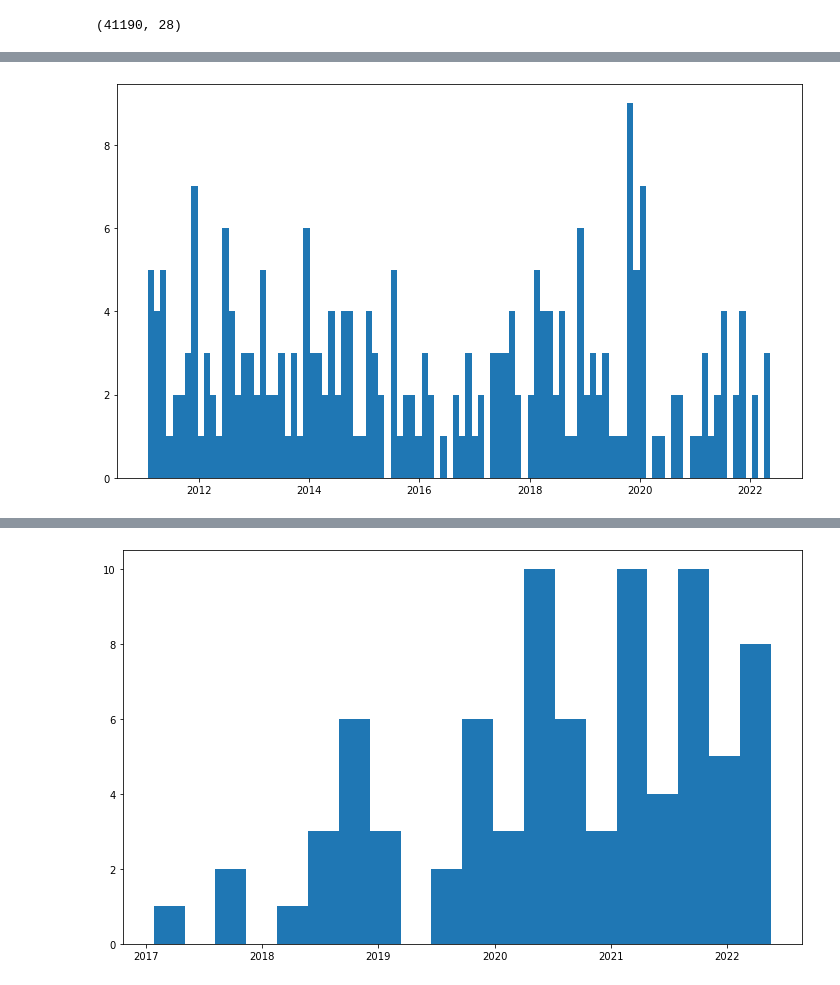
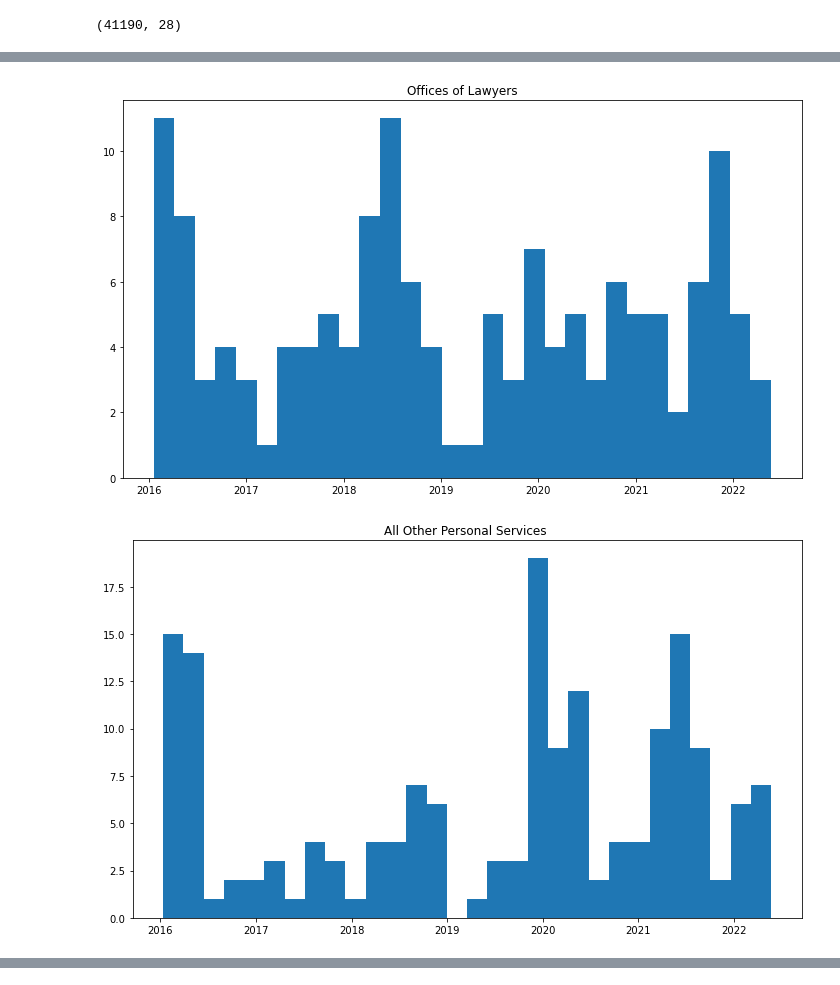
Before and after one commit to edwinhung/Business_Listing_Bellevue, a Jupyter notebook: Business_EDA.ipynb, the cells around one changed output, grey strips where cells are left out. Cells and saved outputs as stored; diff of their text form; code cells hidden in the pictures.

```diff
--- a/Business_EDA.ipynb
+++ b/Business_EDA.ipynb
@@ -158,0 +170,4 @@ post_covid.difference(pre_covid)
+# %%
+post = set(business[business['IssueDate']>="2020-03-23"]['Industry'].value_counts()[:10].index)
+# %%
+pre = set(business[(business['IssueDate']<"2020-03-23") & (business['IssueDate']>"2018-01-01")]['Industry'].value_counts()[:10].index)
@@ -158,0 +186,8 @@ post_covid.difference(pre_covid)
+# %%
+for industry in pre.difference(post):
+    plt.figure(figsize=(10,6))
+    restaurants = business.query('Year >= 2016 and Industry == @industry')
+    plt.hist(x=restaurants['IssueDate'],bins=30)
+    plt.title(industry)
+    plt.tight_layout()
+plt.show()
@@ -159,8 +198,11 @@ post_covid.difference(pre_covid)
 # %%
-plt.figure(figsize=(10,6))
-restaurants = business.query('Year > 2010 and Industry == "Full-Service Restaurants "')
-plt.hist(x=restaurants['IssueDate'],bins=100)
-plt.tight_layout()
+for industry in post.difference(pre):
+    plt.figure(figsize=(10,6))
+    restaurants = business.query('Year >= 2016 and Industry == @industry')
+    plt.hist(x=restaurants['IssueDate'],bins=30)
+    plt.title(industry)
+    plt.tight_layout()
 plt.show()
 # %% [output]
-[figure, old version]
+[figure, new version]
+[figure, added]
@@ -167,12 +210,3 @@ plt.show()
-# %%
-
-plt.figure(figsize=(10,6))
-restaurants = business.query('Year > 2016 and Industry == "Independent Artists, Writers, and Performers "')
-plt.hist(x=restaurants['IssueDate'],bins=20)
-plt.tight_layout()
-plt.show()
-# %% [output]
-[figure, removed]
 # %%
 business.query('Year > 2020 and Industry == "Independent Artists, Writers, and Performers "')[['LegalEntityName','Dba','ProductsAndServices','Year','Industry']].head()
 # %% [output]
```
Also changed, not shown: parts of 20 cells of this notebook, 1 other file.
